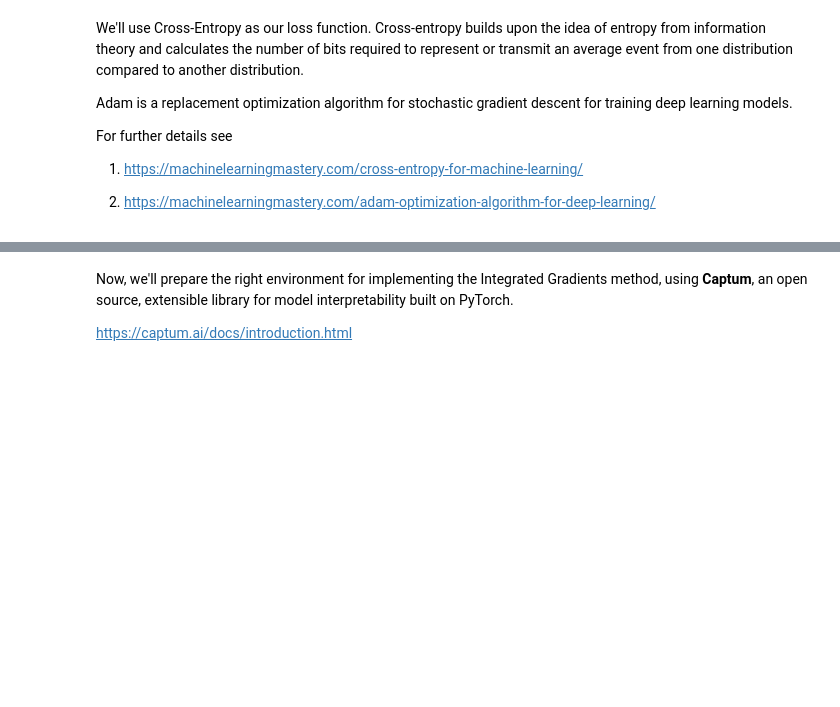
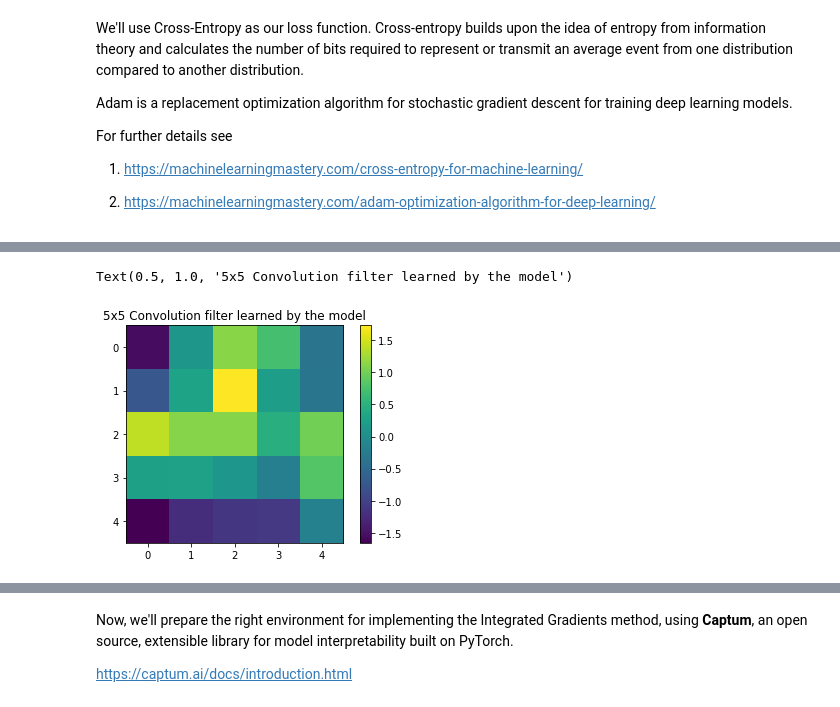
Before and after one commit to mathysgrapotte/deepexplain, a Jupyter notebook: explainable_tutorial.ipynb, the cells around one changed output, grey strips where cells are left out. Saved outputs shown, nothing was run; the diff lists cells and outputs as text; code cells hidden in the pictures; blank space fills up the shorter version.

```diff
--- a/explainable_tutorial.ipynb
+++ b/explainable_tutorial.ipynb
@@ -258,0 +250,9 @@ Label of this image: 0
+# %%
+conv = net.conv1.weight.reshape(5,5).detach().numpy() # Let's fetch the convolution filter learned by the model
+# %%
+plt.imshow(conv) # Let's plot
+plt.colorbar()
+plt.title("5x5 Convolution filter learned by the model")
+# %% [output]
+Text(0.5, 1.0, '5x5 Convolution filter learned by the model')
+[figure, added]
```
Also changed, not shown: parts of 35 cells of this notebook, 1 other file.
